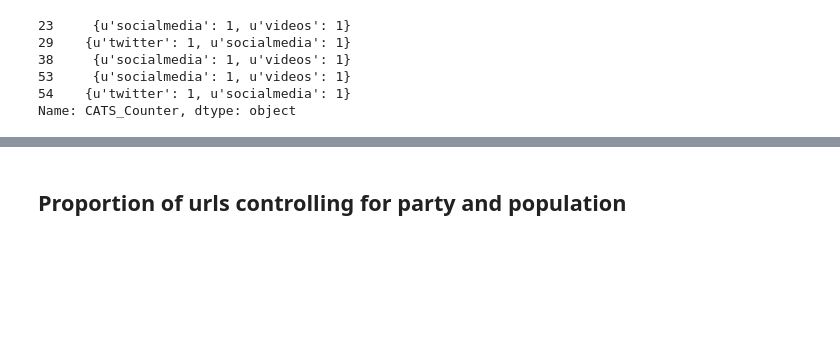
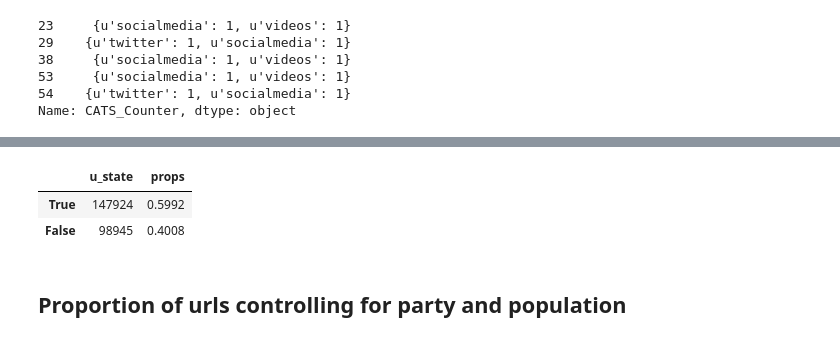
Before and after one commit to napsternxg/ControversialTweetAnalysis, a Jupyter notebook: Tweet Location Analysis-Population Proportion Party.ipynb, the cells around one changed output, grey strips where cells are left out. Drawn from its saved outputs; the diff is of its cells as text; code cells hidden in the pictures; blank space fills up the shorter version.

```diff
--- a/Tweet Location Analysis-Population Proportion Party.ipynb
+++ b/Tweet Location Analysis-Population Proportion Party.ipynb
@@ -282,3 +284,9 @@ Name: CATS_Counter, dtype: object
+# %%
+(~df.u_state.isnull() & (df.u_state !="USA")).value_counts().to_frame().assign(props=lambda x: x["u_state"]/x["u_state"].sum())
+# %% [output]
+|  | u_state | props |
+| True | 147924 | 0.5992 |
+| False | 98945 | 0.4008 |
 # %% [markdown]
 ## Proportion of urls controlling for party and population
 # %%
```
Also changed, not shown: parts of 2 cells of this notebook, 1 other file.
